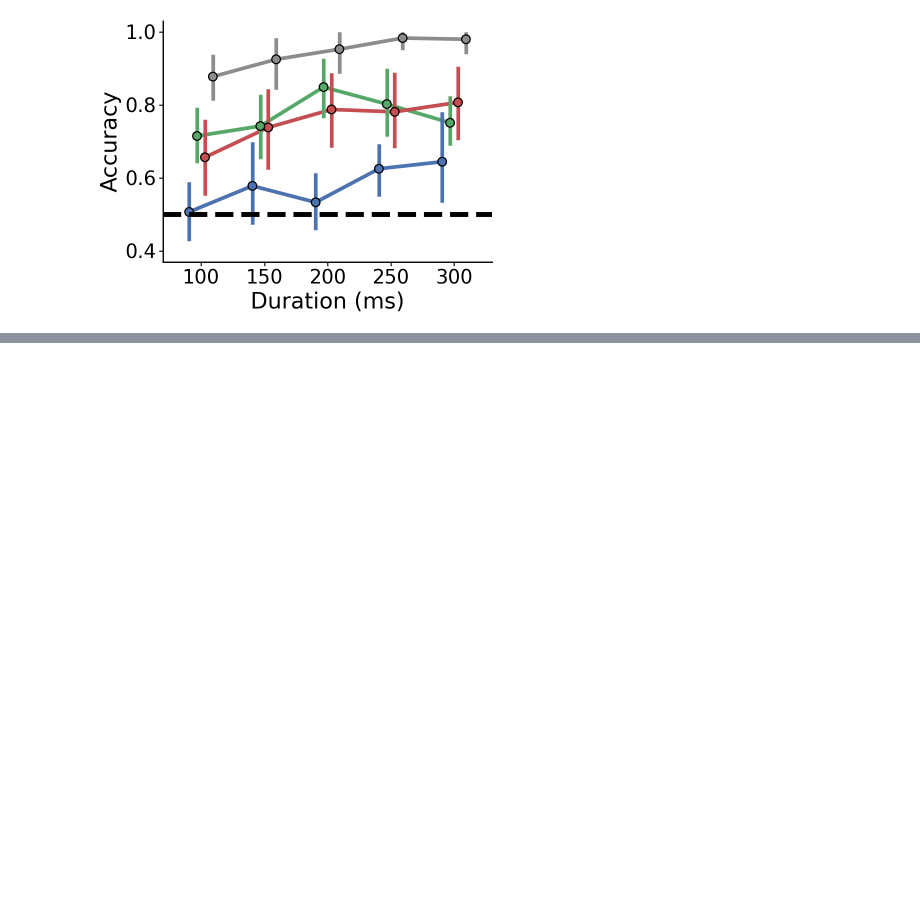
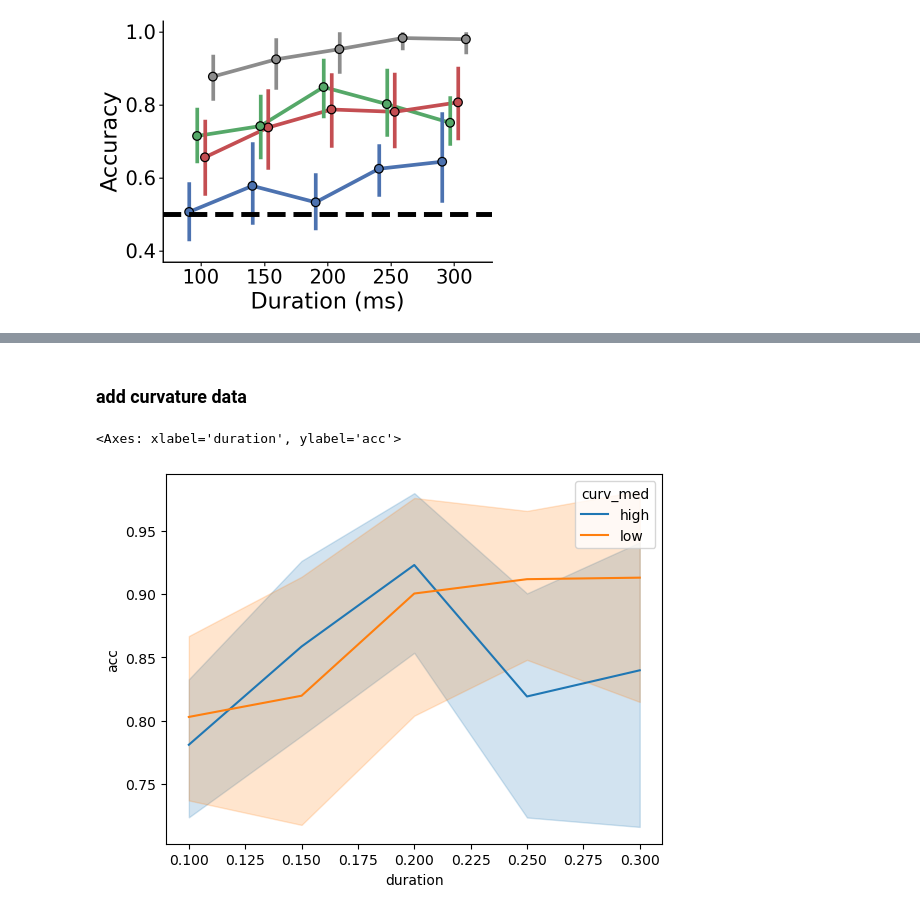
Before and after one commit to vayzenb/kornet, a Jupyter notebook: analyses/sub_analysis.ipynb, the cells around one changed output, grey strips where cells are left out. Saved outputs shown, nothing was run; the diff lists cells and outputs as text; code cells hidden in the pictures; blank space fills up the shorter version.

Commit message:
added rdms and curv analysis

```diff
--- a/analyses/sub_analysis.ipynb
+++ b/analyses/sub_analysis.ipynb
@@ -1122,0 +461,6 @@ for cond in model_conds:
+# %%
+#load all_sub_data
+all_sub_data = pd.read_csv(f'{results_dir}/all_sub_data.csv')
+
+#extract just complete condition
+all_sub_data = all_sub_data[all_sub_data['cond'] == 'complete']
@@ -1122,0 +470,38 @@ for cond in model_conds:
+# %% [markdown]
+### add curvature data
+# %%
+# load curvature data
+curv = pd.read_csv(f'{results_dir}/curvature_correlation_table.csv')
+
+#add curvature col to all_sub_data
+all_sub_data['curv'] = np.nan
+#add curvature data to all_sub_data by object name
+#if target == obj1_name then add zscore curvature to all_sub_data
+for obj1, obj2, zscore in zip(curv['obj1_name'],curv['obj2_name'],curv['zscore']):
+    all_sub_data.loc[(all_sub_data['target'] == obj1) & (all_sub_data['distractor'] == obj2), 'curv'] = zscore
+
+
+#remove rows  with missing values
+missing_data = all_sub_data[~all_sub_data['curv'].isna()]
+
+#extract unique distractors
+distractors = missing_data['distractor'].unique()
+
+#compute median curvature
+curv_median = np.median(all_sub_data['curv'])
+
+#add column for whether curvature is above or below median
+all_sub_data['curv_med'] = 'low'
+all_sub_data.loc[all_sub_data['curv'] > curv_median, 'curv_med'] = 'high'
+# %%
+#create summary by duration, curv_median
+curv_summary = all_sub_data.groupby(['sub','duration','curv_med'])['acc'].mean().reset_index()
+
+#remove .35 duration
+curv_summary = curv_summary[curv_summary['duration'] != .35]
+# %%
+#create lineplot of accuracy by duration, split by curv_median
+sns.lineplot(data = curv_summary, x = 'duration', y = 'acc', hue = 'curv_med')
+# %% [output]
+<Axes: xlabel='duration', ylabel='acc'>
+[figure, added]
```
Also changed, not shown: parts of 26 cells of this notebook, 19 other files.
